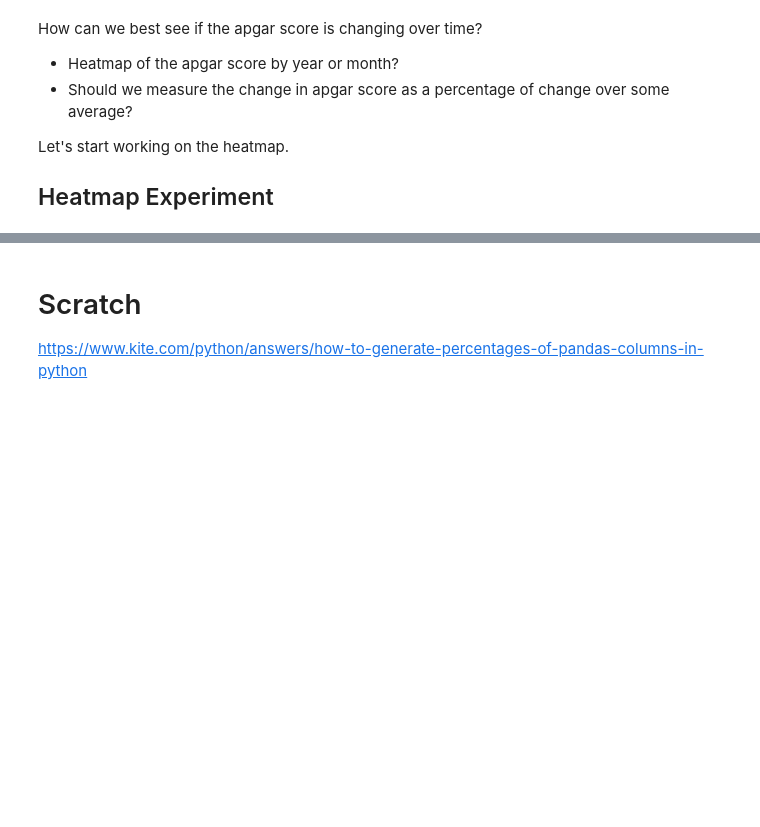
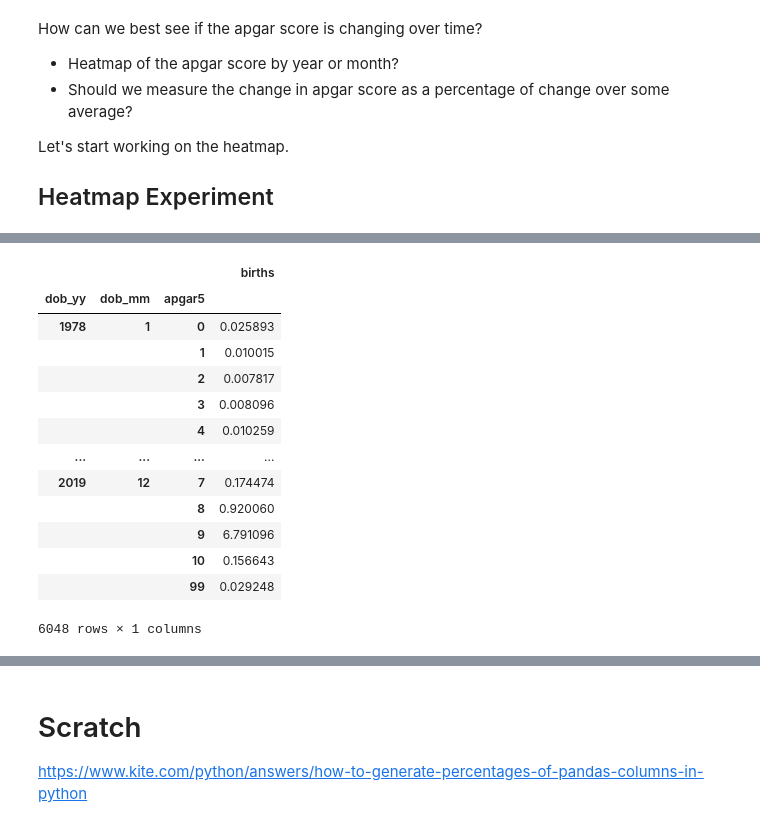
Before and after one commit to tvhahn/cdc-birth-data, a Jupyter notebook: notebooks/1.0-explore-apgar.ipynb, the cells around one changed output, grey strips where cells are left out. Cells and saved outputs as stored; diff of their text form; code cells hidden in the pictures; blank space fills up the shorter version.

```diff
--- a/notebooks/1.0-explore-apgar.ipynb
+++ b/notebooks/1.0-explore-apgar.ipynb
@@ -237,3 +237,10 @@ How can we best see if the apgar score is changing over time?
 Let's start working on the heatmap.
 
 ## Heatmap Experiment
+# %%
+root_dir = Path.cwd().parent
+folder_processed_data = root_dir / 'data/processed'
+
+df = pd.read_csv(folder_processed_data /"birth_no_geo_apgar.csv")
+# df = df[df['dob_yy'].isin([1978, 1979])]
+df
@@ -239,0 +261,19 @@ Let's start working on the heatmap.
+# %%
+df_count = df.groupby(['dob_yy', 'dob_mm', 'apgar5']).agg({'births':'sum'})
+df_count = df_count.groupby(level=0).apply(lambda x: 100 * x / x.sum())
+df_count
+# %% [output]
+|  |  |  | births |
+| dob_yy | dob_mm | apgar5 |  |
+| 1978 | 1 | 0 | 0.025893 |
+|  |  | 1 | 0.010015 |
+|  |  | 2 | 0.007817 |
+|  |  | 3 | 0.008096 |
+|  |  | 4 | 0.010259 |
+| ... | ... | ... | ... |
+| 2019 | 12 | 7 | 0.174474 |
+|  |  | 8 | 0.920060 |
+|  |  | 9 | 6.791096 |
+|  |  | 10 | 0.156643 |
+|  |  | 99 | 0.029248 |
+6048 rows × 1 columns
```
Also changed, not shown: parts of 2 cells of this notebook.
